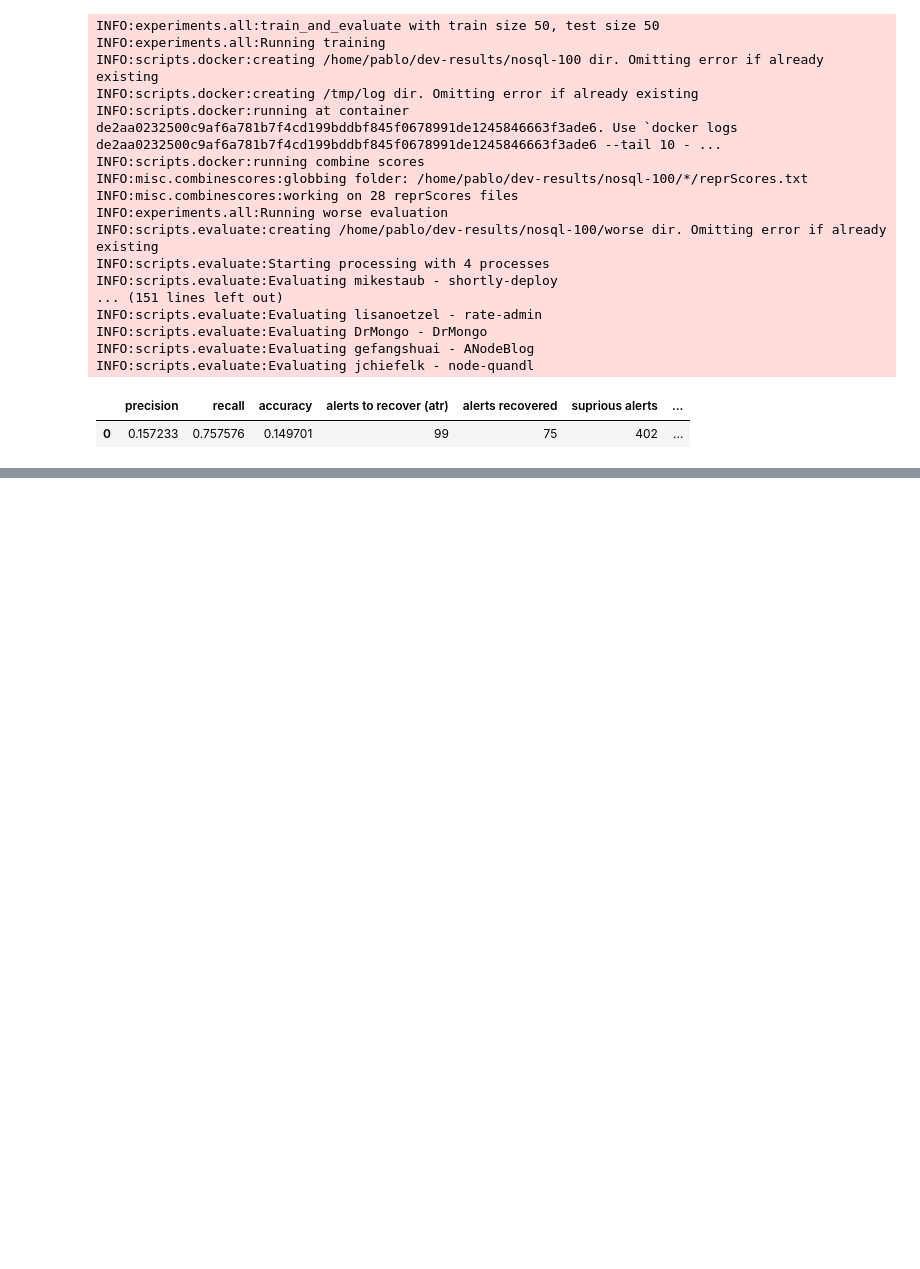
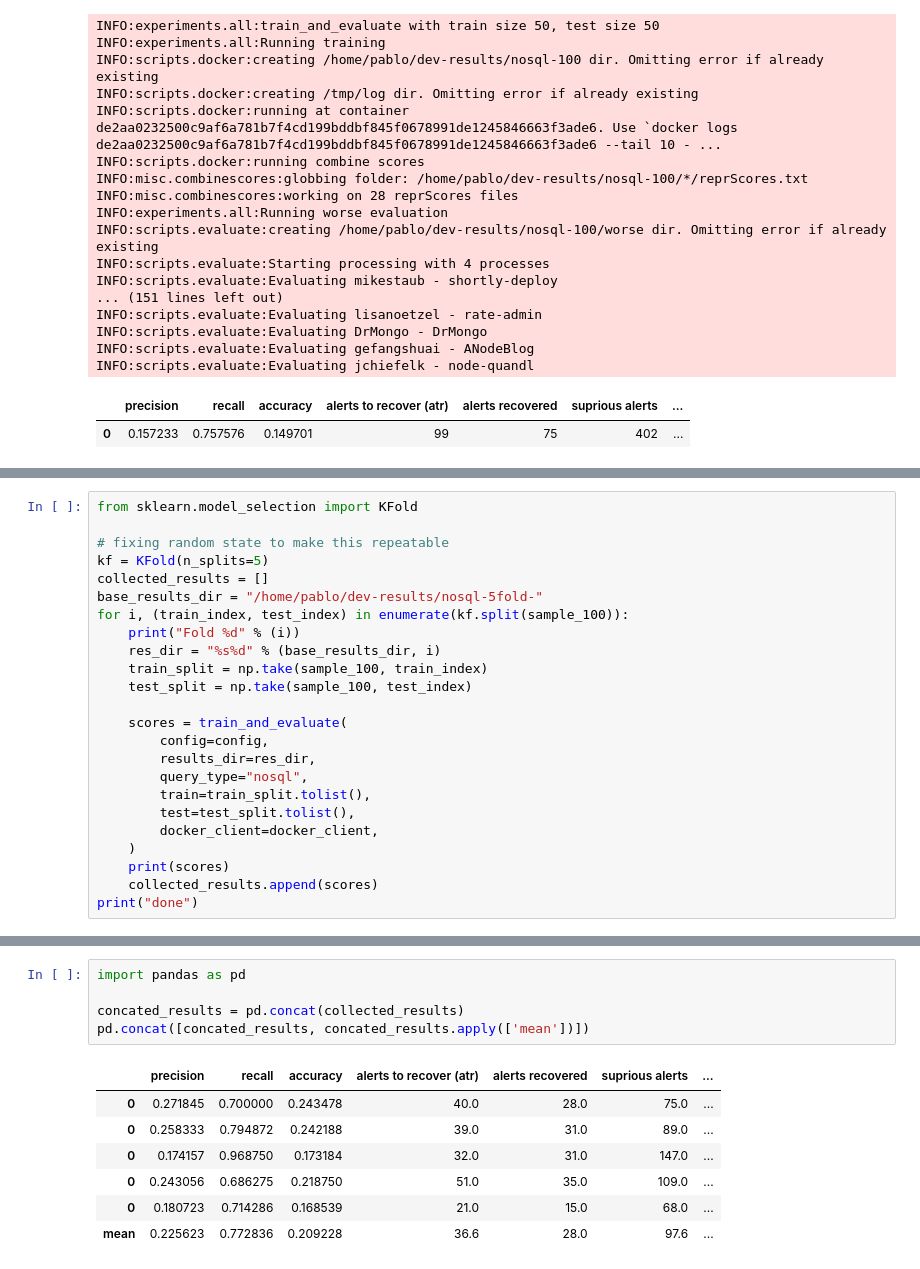
Before and after one commit to thepalbi/tsm-pipeline, a Jupyter notebook: code/notebooks/baseline-nosql.ipynb, the cells around one changed output, grey strips where cells are left out. Saved outputs shown, nothing was run; the diff lists cells and outputs as text; blank space fills up the shorter version.

Commit message:
nosql 5-fold run

```diff
--- a/code/notebooks/baseline-nosql.ipynb
+++ b/code/notebooks/baseline-nosql.ipynb
@@ -247,0 +297,24 @@ INFO:scripts.evaluate:Evaluating jchiefelk - node-quandl
+# %%
+from sklearn.model_selection import KFold
+
+# fixing random state to make this repeatable
+kf = KFold(n_splits=5)
+collected_results = []
+base_results_dir = "/home/pablo/dev-results/nosql-5fold-"
+for i, (train_index, test_index) in enumerate(kf.split(sample_100)):
+    print("Fold %d" % (i))
+    res_dir = "%s%d" % (base_results_dir, i)
+    train_split = np.take(sample_100, train_index)
+    test_split = np.take(sample_100, test_index)
+
+    scores = train_and_evaluate(
+        config=config,
+        results_dir=res_dir,
+        query_type="nosql",
+        train=train_split.tolist(),
+        test=test_split.tolist(),
+        docker_client=docker_client,
+    )
+    print(scores)
+    collected_results.append(scores)
+print("done")
@@ -247,0 +437,13 @@ INFO:scripts.evaluate:Evaluating jchiefelk - node-quandl
+# %%
+import pandas as pd
+
+concated_results = pd.concat(collected_results)
+pd.concat([concated_results, concated_results.apply(['mean'])])
+# %% [output]
+|  | precision | recall | accuracy | alerts to recover (atr) | alerts recovered | suprious alerts | ... |
+| 0 | 0.271845 | 0.700000 | 0.243478 | 40.0 | 28.0 | 75.0 | ... |
+| 0 | 0.258333 | 0.794872 | 0.242188 | 39.0 | 31.0 | 89.0 | ... |
+| 0 | 0.174157 | 0.968750 | 0.173184 | 32.0 | 31.0 | 147.0 | ... |
+| 0 | 0.243056 | 0.686275 | 0.218750 | 51.0 | 35.0 | 109.0 | ... |
+| 0 | 0.180723 | 0.714286 | 0.168539 | 21.0 | 15.0 | 68.0 | ... |
+| mean | 0.225623 | 0.772836 | 0.209228 | 36.6 | 28.0 | 97.6 | ... |
```
Also changed, not shown: parts of 3 cells of this notebook.
